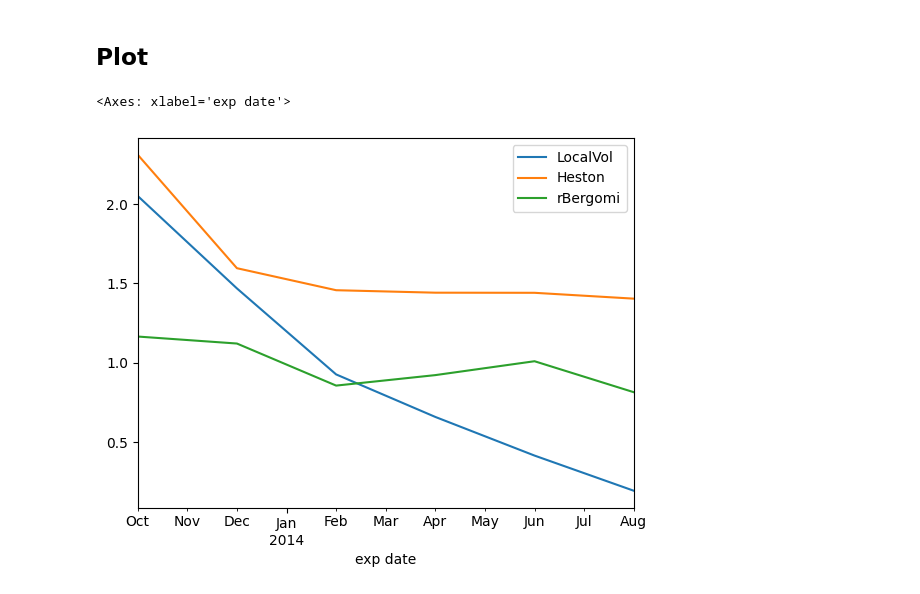
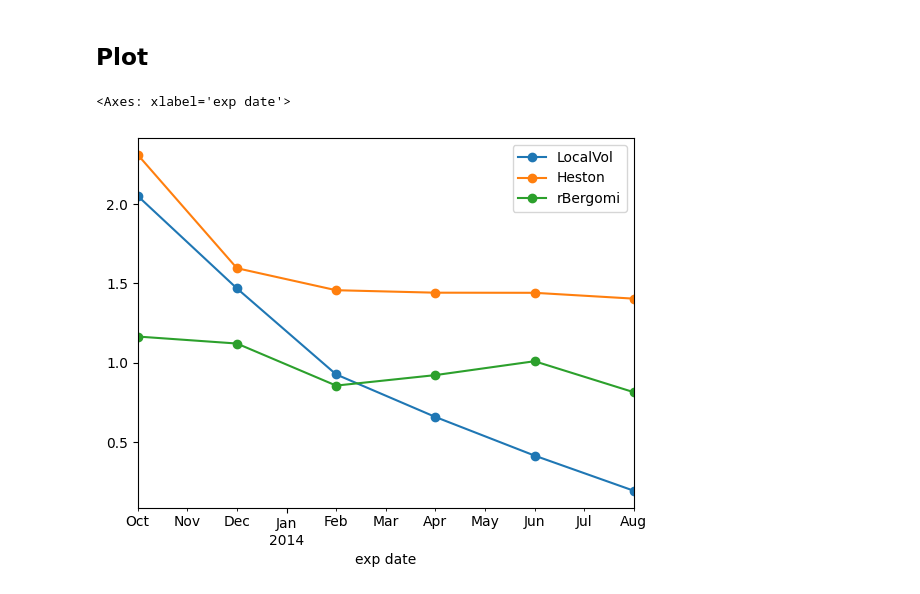
Before and after one commit to qatwalk/eq, a Jupyter notebook: 03_FwdCollars.ipynb, the cells around one changed output. Saved outputs shown, nothing was run; the diff lists cells and outputs as text; code cells hidden in the pictures.

```diff
--- a/03_FwdCollars.ipynb
+++ b/03_FwdCollars.ipynb
@@ -178,7 +184,7 @@ df
 ## Plot
 # %%
 df.columns
-df.plot(x="exp date", y=["LocalVol", "Heston", "rBergomi"])
+df.plot(x="exp date", y=["LocalVol", "Heston", "rBergomi"], marker="o")
 # %% [output]
 <Axes: xlabel='exp date'>
-[figure, old version]
+[figure, new version]
```
Also changed, not shown: parts of 5 cells of this notebook, 4 other files.
